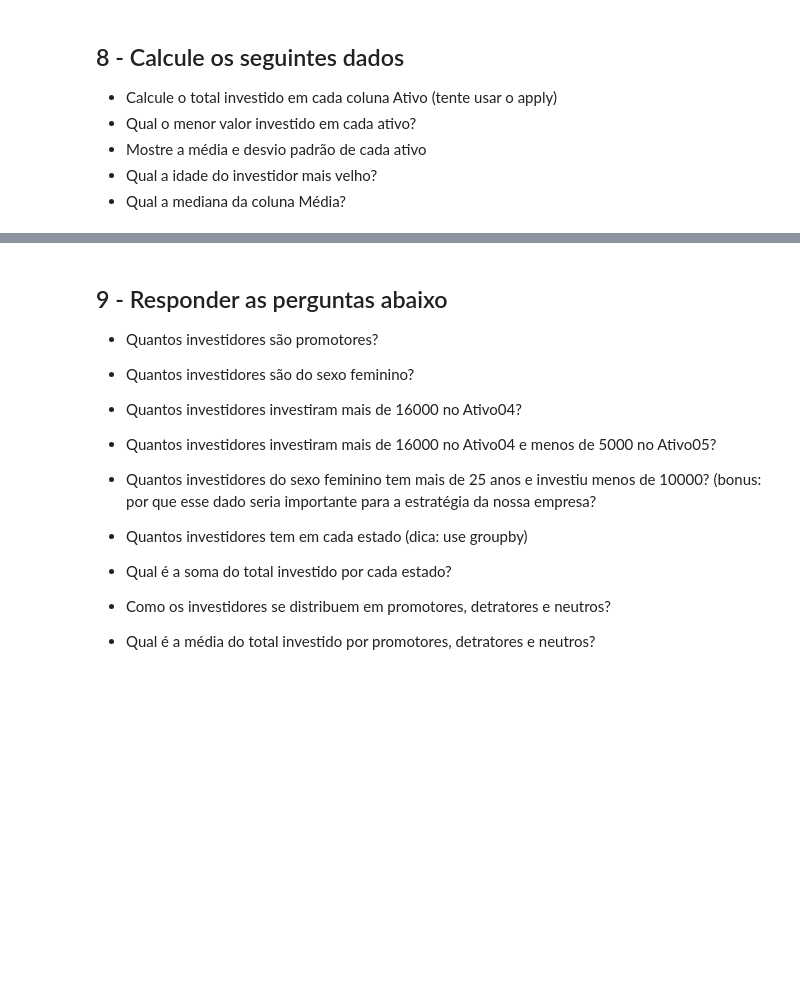
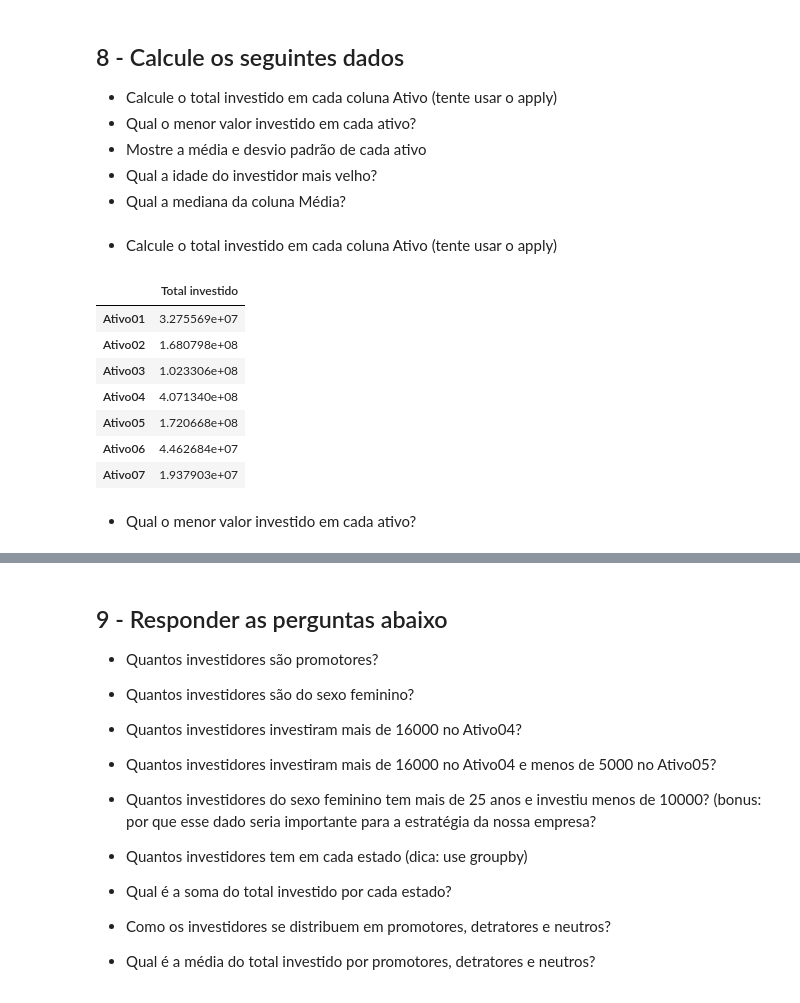
Before and after one commit to Rafael-Ribeiro-de-Lima/970-lm-tech-data-talents, a Jupyter notebook: modulo-3/projeto-final/relatorio.ipynb, the cells around one changed output, grey strips where cells are left out. Drawn from its saved outputs; the diff is of its cells as text; code cells hidden in the pictures; blank space fills up the shorter version.

```diff
--- a/modulo-3/projeto-final/relatorio.ipynb
+++ b/modulo-3/projeto-final/relatorio.ipynb
@@ -354,3 +354,23 @@ df
 - Mostre a média e desvio padrão de cada ativo
 - Qual a idade do investidor mais velho?
 - Qual a mediana da coluna Média?
+# %% [markdown]
+- Calcule o total investido em cada coluna Ativo (tente usar o apply)
+# %%
+ativos = ['Ativo01', 'Ativo02', 'Ativo03', 'Ativo04', 'Ativo05', 'Ativo06', 'Ativo07']
+total_investido = df[ativos].apply(lambda coluna: coluna.sum())
+
+df_total_investido = pd.DataFrame({'Total investido': total_investido})
+
+df_total_investido
+# %% [output]
+|  | Total investido |
+| Ativo01 | 3.275569e+07 |
+| Ativo02 | 1.680798e+08 |
+| Ativo03 | 1.023306e+08 |
+| Ativo04 | 4.071340e+08 |
+| Ativo05 | 1.720668e+08 |
+| Ativo06 | 4.462684e+07 |
+| Ativo07 | 1.937903e+07 |
+# %% [markdown]
+- Qual o menor valor investido em cada ativo?
```
Also changed, not shown: parts of 22 cells of this notebook.
